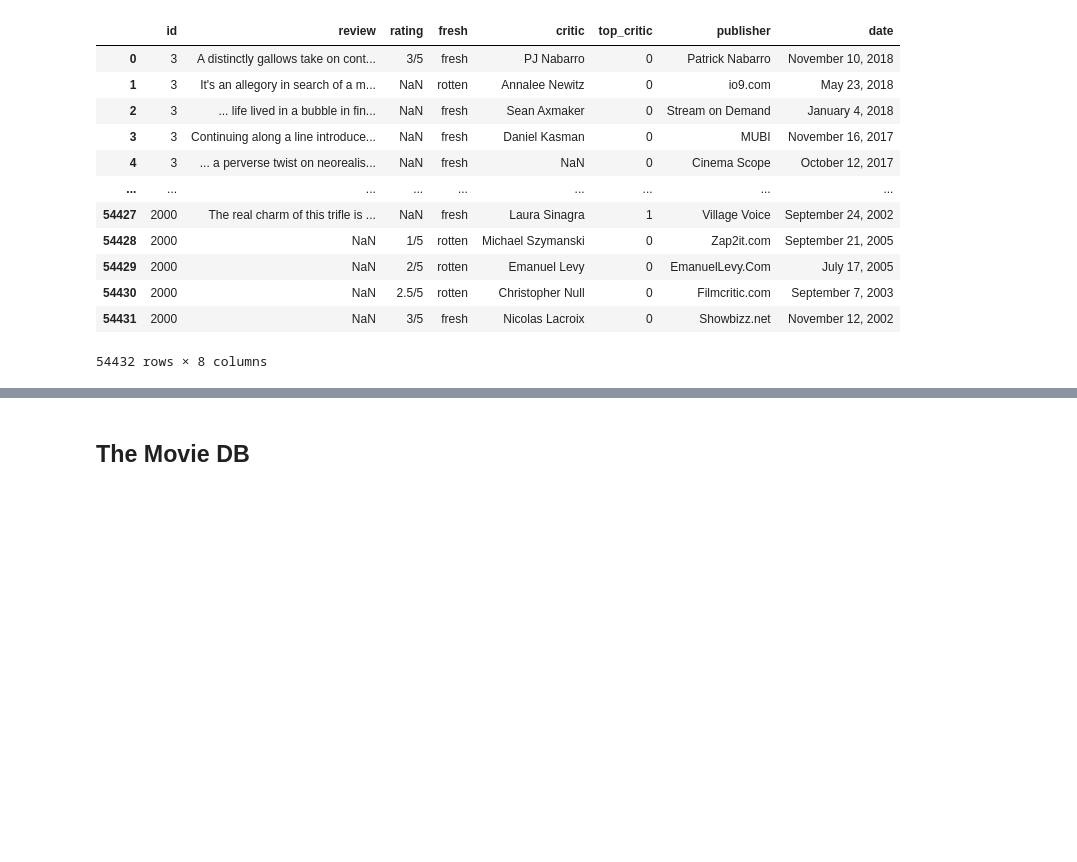
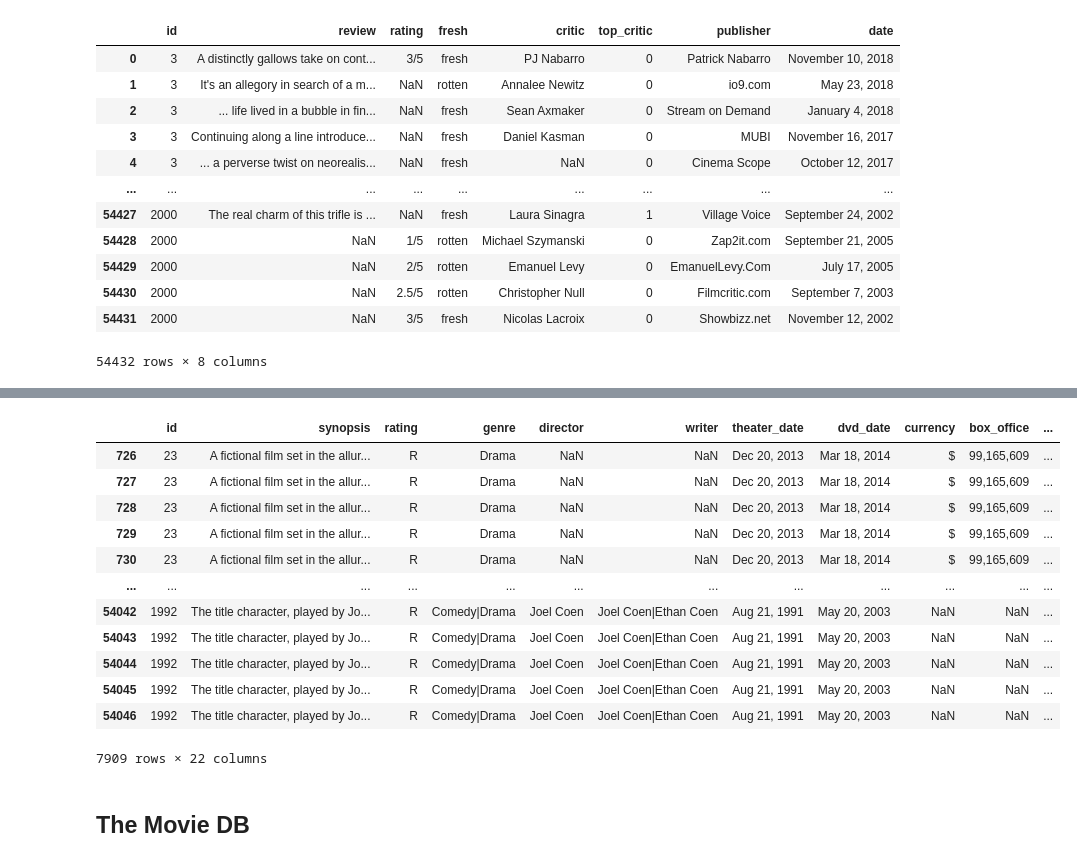
Before and after one commit to gcburgess/Xbox-to-Box-Office, a Jupyter notebook: TylersFolder/TylerWorkspace.ipynb, the cells around one changed output, grey strips where cells are left out. Saved outputs shown, nothing was run; the diff lists cells and outputs as text; code cells hidden in the pictures; blank space fills up the shorter version.

```diff
--- a/TylersFolder/TylerWorkspace.ipynb
+++ b/TylersFolder/TylerWorkspace.ipynb
@@ -428,0 +278,5 @@ rt_reviews
+# %%
+Rotten_values = rt_join[rt_join['fresh'] == 0]
+Rotten_movies = pd.DataFrame(Rotten_values['id'].value_counts())
+Rotten_movies.reset_index(inplace=True)
+Rotten_movies
@@ -428,0 +297,3 @@ rt_reviews
+# %%
+Fresh_counts = Fresh_movies.merge(Rotten_movies, on='index', how='inner', suffixes=('fresh','rotten'))
+Fresh_counts
@@ -428,0 +314,7 @@ rt_reviews
+# %%
+Fresh_counts['proportion_fresh'] = Fresh_counts['idfresh'] / (Fresh_counts['idfresh']+Fresh_counts['idrotten'])
+Good_movies = Fresh_counts[Fresh_counts['proportion_fresh'] > .9]
+select_good = list(Good_movies['index'].values)
+rt_fresh = rt_join[rt_join['id'].isin(select_good)]
+popular_directors = rt_fresh['director'].value_counts().head(10)
+popular_directors.index
@@ -428,0 +346,12 @@ rt_reviews
+# %%
+rt_fresh['genre_list'] = rt_fresh['genre'].str.split('|')
+
+n = len(rt_fresh['genre_list'])
+
+Drama = pd.DataFrame(list(['Drama']*n))
+
+rt_fresh[Drama[0].isin(rt_fresh['genre_list'])]
+
+Genre_counts = {}
+Genres = rt_fresh['genre_list'].iterrows()
+for lst in Genres:
@@ -429,3 +365,19 @@ rt_reviews
+# %%
+rt_fresh
+# %% [output]
+|  | id | synopsis | rating | genre | director | writer | theater_date | dvd_date | currency | box_office | ... |
+| 726 | 23 | A fictional film set in the allur... | R | Drama | NaN | NaN | Dec 20, 2013 | Mar 18, 2014 | $ | 99,165,609 | ... |
+| 727 | 23 | A fictional film set in the allur... | R | Drama | NaN | NaN | Dec 20, 2013 | Mar 18, 2014 | $ | 99,165,609 | ... |
+| 728 | 23 | A fictional film set in the allur... | R | Drama | NaN | NaN | Dec 20, 2013 | Mar 18, 2014 | $ | 99,165,609 | ... |
+| 729 | 23 | A fictional film set in the allur... | R | Drama | NaN | NaN | Dec 20, 2013 | Mar 18, 2014 | $ | 99,165,609 | ... |
+| 730 | 23 | A fictional film set in the allur... | R | Drama | NaN | NaN | Dec 20, 2013 | Mar 18, 2014 | $ | 99,165,609 | ... |
+| ... | ... | ... | ... | ... | ... | ... | ... | ... | ... | ... | ... |
+| 54042 | 1992 | The title character, played by Jo... | R | Comedy|Drama | Joel Coen | Joel Coen|Ethan Coen | Aug 21, 1991 | May 20, 2003 | NaN | NaN | ... |
+| 54043 | 1992 | The title character, played by Jo... | R | Comedy|Drama | Joel Coen | Joel Coen|Ethan Coen | Aug 21, 1991 | May 20, 2003 | NaN | NaN | ... |
+| 54044 | 1992 | The title character, played by Jo... | R | Comedy|Drama | Joel Coen | Joel Coen|Ethan Coen | Aug 21, 1991 | May 20, 2003 | NaN | NaN | ... |
+| 54045 | 1992 | The title character, played by Jo... | R | Comedy|Drama | Joel Coen | Joel Coen|Ethan Coen | Aug 21, 1991 | May 20, 2003 | NaN | NaN | ... |
+| 54046 | 1992 | The title character, played by Jo... | R | Comedy|Drama | Joel Coen | Joel Coen|Ethan Coen | Aug 21, 1991 | May 20, 2003 | NaN | NaN | ... |
+7909 rows × 22 columns
 # %% [markdown]
 ## The Movie DB
 # %%
```
Also changed, not shown: parts of 33 cells of this notebook, 2 other files.
